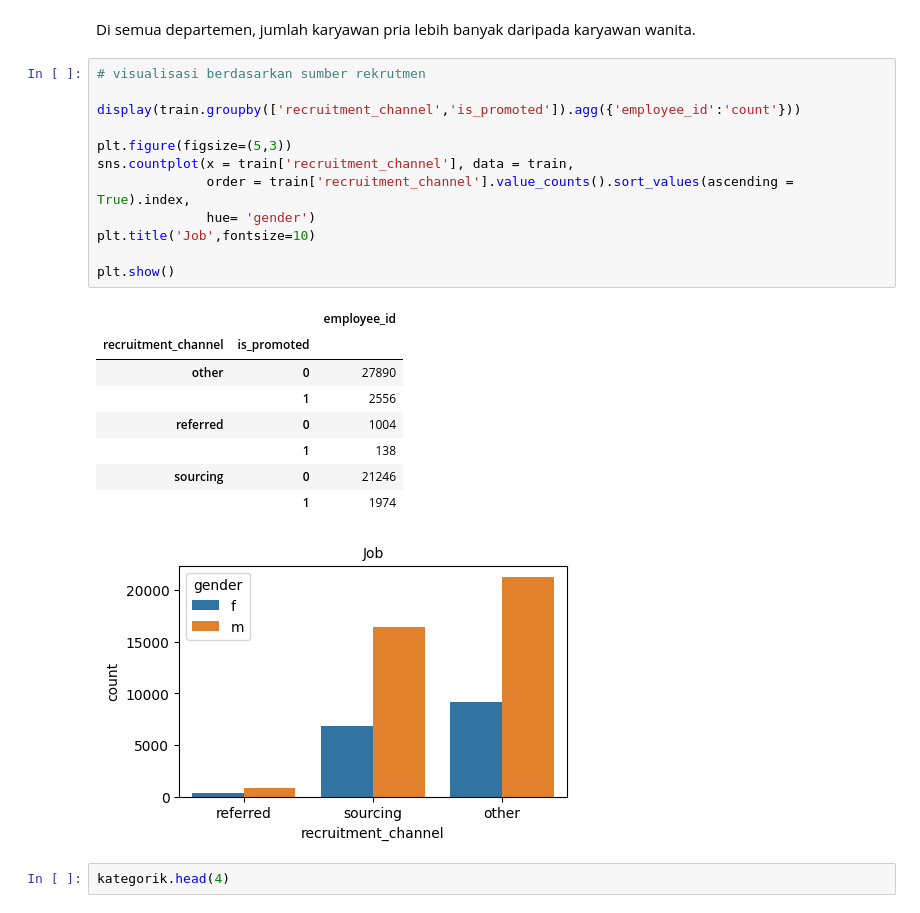
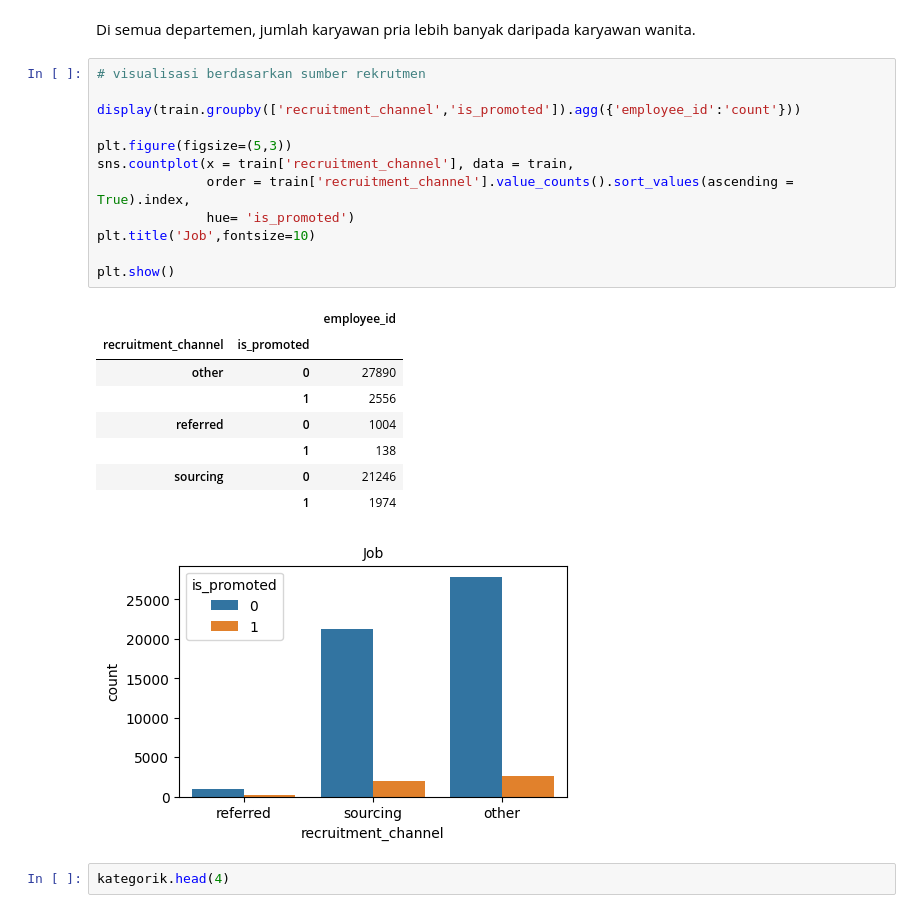
Before and after one commit to yunellasgn/Enigma_Finpro, a Jupyter notebook: ENIGMA Final Project.ipynb, the cells around one changed output. Cells and saved outputs as stored; diff of their text form.

```diff
--- a/ENIGMA Final Project.ipynb
+++ b/ENIGMA Final Project.ipynb
@@ -581,25 +580,25 @@ Di semua departemen, jumlah karyawan pria lebih banyak daripada karyawan wanita.
 # %%
 # visualisasi berdasarkan sumber rekrutmen
 
 display(train.groupby(['recruitment_channel','is_promoted']).agg({'employee_id':'count'}))
 
 plt.figure(figsize=(5,3))
 sns.countplot(x = train['recruitment_channel'], data = train,
               order = train['recruitment_channel'].value_counts().sort_values(ascending = True).index,
-              hue= 'gender')
+              hue= 'is_promoted')
 plt.title('Job',fontsize=10)
 
 plt.show()
 # %% [output]
 |  |  | employee_id |
 | recruitment_channel | is_promoted |  |
 | other | 0 | 27890 |
 |  | 1 | 2556 |
 | referred | 0 | 1004 |
 |  | 1 | 138 |
 | sourcing | 0 | 21246 |
 |  | 1 | 1974 |
-[figure, old version]
+[figure, new version]
 # %%
 kategorik.head(4)
 # %% [output]
```
Also changed, not shown: parts of 10 cells of this notebook.
